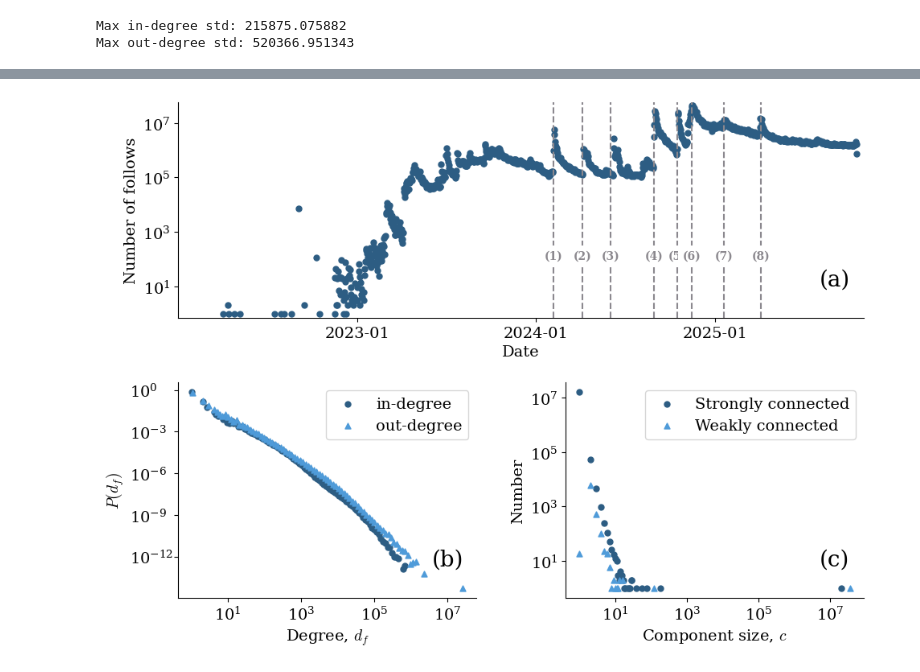
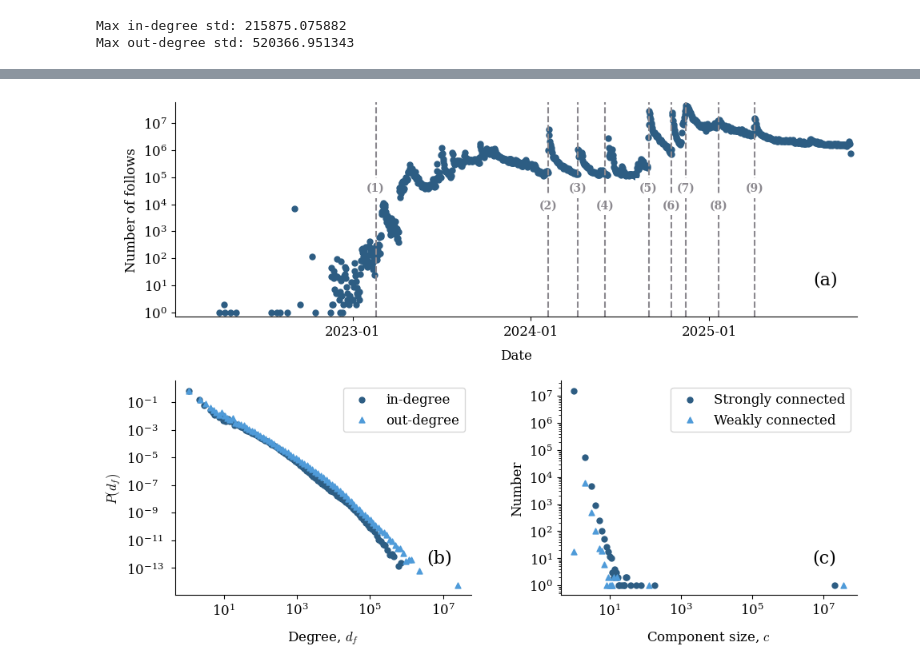
Before and after one commit to nwlandry/a-blue-start, a Jupyter notebook: plot_network_stats.ipynb, the cells around one changed output, grey strips where cells are left out. Saved outputs shown, nothing was run; the diff lists cells and outputs as text; code cells hidden in the pictures.

```diff
--- a/plot_network_stats.ipynb
+++ b/plot_network_stats.ipynb
@@ -19,14 +17,14 @@ data = pl.read_csv(
     "data/follows_volume.csv.gz", has_header=False, new_columns=["date", "volume"]
 )
 follow_dates = np.array([datetime.fromisoformat(d) for d in data["date"]])
-volume = data["volume"].to_numpy()
+follow_volume = data["volume"].to_numpy()
 idx = np.argsort(follow_dates)
 follow_dates = follow_dates[idx]
-volume = volume[idx]
+follow_volume = follow_volume[idx]
 print(
-    f"There are {volume[0]} follow events with an incorrect time stamp, or {round(volume[0]/volume.sum()*100, 3)}%"
+    f"There are {follow_volume[0]} follow events with an incorrect time stamp, or {round(follow_volume[0]/follow_volume.sum()*100, 3)}%"
 )
-volume = volume[1:]
+follow_volume = follow_volume[1:]
 follow_dates = follow_dates[1:]
 
 sccs = np.loadtxt("data/follows_sccs.csv.gz", dtype=int)
@@ -358,18 +396,32 @@ gs = GridSpec(2, 1, hspace=0.3)
 alpha = 0.3
 ax1 = fig.add_subplot(gs[0])
 
-ax1.text(0.935, 0.15, "(a)", fontsize=20, transform=ax1.transAxes)
+ax1.text(0.935, 0.15, "(a)", fontsize=16, transform=ax1.transAxes)
 ymin = min(follow_volume) * 0.7
 ymax = max(follow_volume) * 1.3
-text_height = 100
+text_height1 = 3e4
+text_height2 = 7e3
+
+# Beta version open to the public
+t_notable = datetime(2023, 2, 17)
+ax1.plot([t_notable, t_notable], [ymin, ymax], "--", color=colors[4])
+tb = ax1.text(
+    t_notable,
+    text_height1,
+    "(1)",
+    horizontalalignment="center",
+    fontweight="bold",
+    color=colors[4],
+)
+tb.set_bbox(dict(facecolor="white", alpha=1, linewidth=0))
 
 # Bluesky going public
 t_notable = datetime(2024, 2, 6)
 ax1.plot([t_notable, t_notable], [ymin, ymax], "--", color=colors[4])
 tb = ax1.text(
     t_notable,
-    text_height,
-    "(1)",
+    text_height2,
+    "(2)",
     horizontalalignment="center",
     fontweight="bold",
     color=colors[4],
@@ -381,8 +433,8 @@ t_notable = datetime(2024, 4, 6)
 ax1.plot([t_notable, t_notable], [ymin, ymax], "--", color=colors[4])
 tb = ax1.text(
     t_notable,
-    text_height,
-    "(2)",
+    text_height1,
+    "(3)",
     horizontalalignment="center",
     fontweight="bold",
     color=colors[4],
@@ -395,8 +447,8 @@ t_notable = datetime(2024, 6, 2)
 ax1.plot([t_notable, t_notable], [ymin, ymax], "--", color=colors[4])
 tb = ax1.text(
     t_notable,
-    text_height,
-    "(3)",
+    text_height2,
+    "(4)",
     horizontalalignment="center",
     fontweight="bold",
     color=colors[4],
@@ -417,8 +469,8 @@ t_notable = datetime(2024, 8, 30)
 ax1.plot([t_notable, t_notable], [ymin, ymax], "--", color=colors[4])
 tb = ax1.text(
     t_notable,
-    text_height,
-    "(4)",
+    text_height1,
+    "(5)",
     horizontalalignment="center",
     fontweight="bold",
     color=colors[4],
@@ -430,8 +482,8 @@ t_notable = datetime(2024, 10, 16)
 ax1.plot([t_notable, t_notable], [ymin, ymax], "--", color=colors[4])
 tb = ax1.text(
     t_notable,
-    text_height,
-    "(5)",
+    text_height2,
+    "(6)",
     horizontalalignment="center",
     fontweight="bold",
     color=colors[4],
@@ -443,8 +495,8 @@ t_notable = datetime(2024, 11, 15)
 ax1.plot([t_notable, t_notable], [ymin, ymax], "--", color=colors[4])
 tb = ax1.text(
     t_notable,
-    text_height,
-    "(6)",
+    text_height1,
+    "(7)",
     horizontalalignment="center",
     fontweight="bold",
     color=colors[4],
@@ -456,8 +508,8 @@ t_notable = datetime(2025, 1, 20)
 ax1.plot([t_notable, t_notable], [ymin, ymax], "--", color=colors[4])
 tb = ax1.text(
     t_notable,
-    text_height,
-    "(7)",
+    text_height2,
+    "(8)",
     horizontalalignment="center",
     fontweight="bold",
     color=colors[4],
@@ -469,8 +521,8 @@ t_notable = datetime(2025, 4, 5)
 ax1.plot([t_notable, t_notable], [ymin, ymax], "--", color=colors[4])
 tb = ax1.text(
     t_notable,
-    text_height,
-    "(8)",
+    text_height1,
+    "(9)",
     horizontalalignment="center",
     fontweight="bold",
     color=colors[4],
@@ -488,7 +540,7 @@ ax1.set_xticks(
     ],
     ["2023-01", "2024-01", "2025-01"],
 )
-ax1.set_xlabel("Date")
+ax1.set_xlabel("Date", labelpad=pad)
 ax1.set_ylabel("Number of follows")
 ax1.set_ylim([ymin, ymax])
 ax1.set_xlim([datetime(2022, 1, 1, 0, 0), datetime(2025, 11, 1, 0, 0)])
@@ -497,7 +549,7 @@ ax1.set_xlim([datetime(2022, 1, 1, 0, 0), datetime(2025, 11, 1, 0, 0)])
 gs2 = GridSpecFromSubplotSpec(1, 2, gs[1], wspace=0.3)
 ax21 = fig.add_subplot(gs2[0])
 
-ax21.text(0.85, 0.15, "(b)", fontsize=20, transform=ax21.transAxes)
+ax21.text(0.85, 0.15, "(b)", fontsize=16, transform=ax21.transAxes)
 
 # get out-degree distribution plot
 hist, bin_edges = np.histogram(
@@ -532,35 +584,35 @@ ax21.tick_params(axis="y", which="major", pad=40)
 yticks = ax21.get_yticklabels()
 
 # Iterate through the labels and set horizontal alignment to 'left'
 for label in yticks:
     label.set_horizontalalignment("left")
 
-ax21.set_xlabel(r"Degree, $d_f$")
+ax21.set_xlabel(r"Degree, $d_f$", labelpad=10)
 ax21.set_ylabel(r"$P(d_f)$")
 ax21.legend()
 
 
 ax22 = fig.add_subplot(gs2[1])
-ax22.text(0.85, 0.15, "(c)", fontsize=20, transform=ax22.transAxes)
+ax22.text(0.85, 0.15, "(c)", fontsize=16, transform=ax22.transAxes)
 
 ax22.scatter(
     scc_sizes,
     scc_numbers,
     marker="o",
     s=25,
     color=colors[0],
     label="Strongly connected",
 )
 ax22.scatter(
     wcc_sizes, wcc_numbers, marker="^", s=25, color=colors[1], label="Weakly connected"
 )
 ax22.set_xscale("log")
 ax22.set_yscale("log")
 ax22.legend()
 sns.despine()
-ax22.set_xlabel(r"Component size, $c$")
+ax22.set_xlabel(r"Component size, $c$", labelpad=10)
 ax22.set_ylabel("Number")
 
-plt.savefig("figures/following_network_stats.pdf", dpi=1000)
+plt.savefig("figures/fig_following_network_stats.pdf", dpi=1000)
 # %% [output]
-[figure, old version]
+[figure, new version]
```
Also changed, not shown: parts of 6 cells of this notebook, 23 other files.
